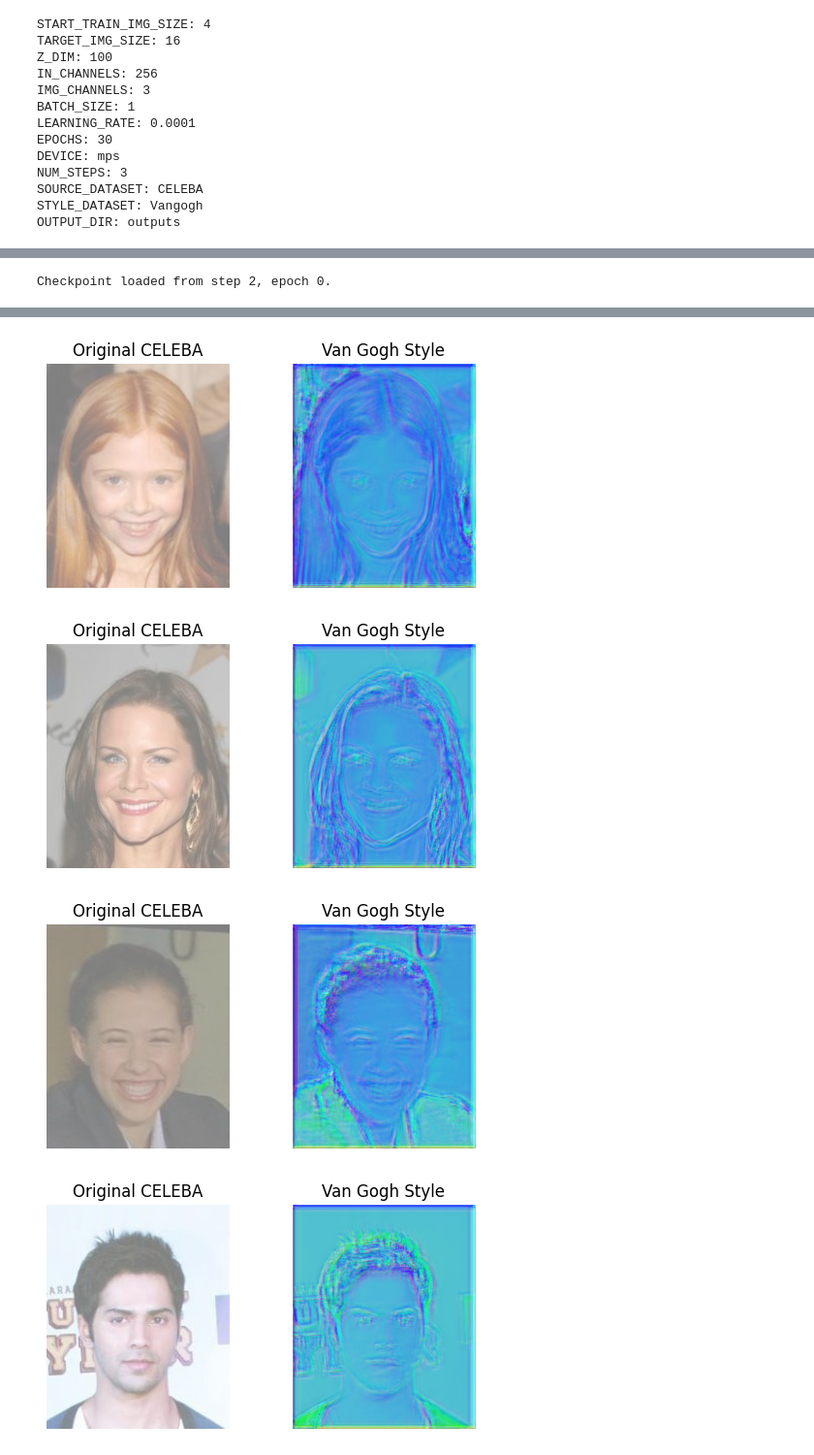
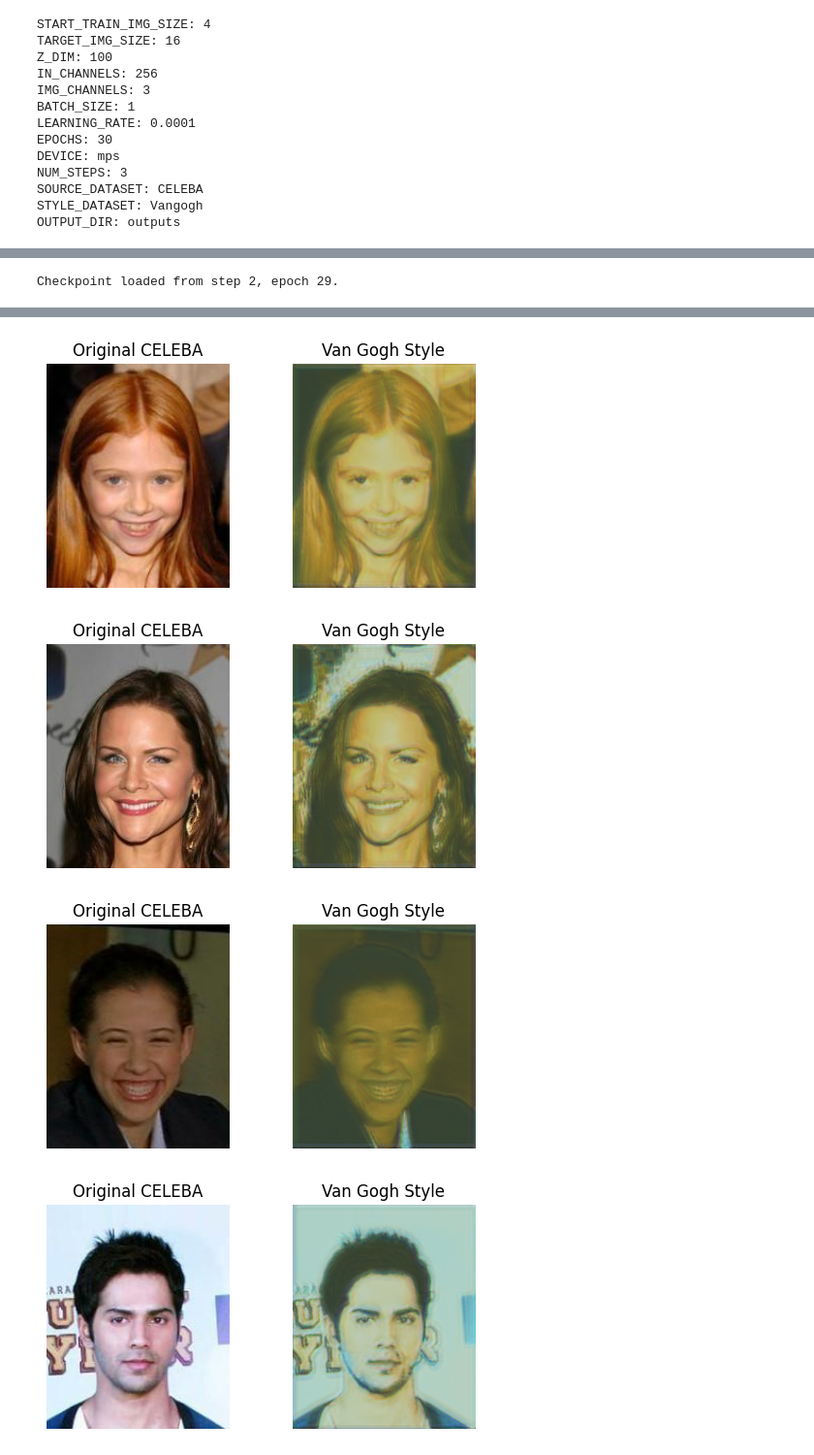
Before and after one commit to dhavalpotdar/progressive_cycle_gan, a Jupyter notebook: celeba to vangogh.ipynb, the cells around one changed output, grey strips where cells are left out. Shown at 97% size. Cells and saved outputs as stored; diff of their text form; code cells hidden in the pictures.

```diff
--- a/celeba to vangogh.ipynb
+++ b/celeba to vangogh.ipynb
@@ -30,15 +38,15 @@ Checkpoint saved at step 2, epoch 0.
 from generator import GeneratorCycleGAN
 from utils import load_genA2B
 
-gen_A2B = GeneratorCycleGAN(in_channels=256, img_channels=3).to("mps")
+gen_A2B_loaded = GeneratorCycleGAN(in_channels=256, img_channels=3).to("mps")
 generator = load_genA2B(
-    "outputs/CELEBA to Vangogh 2024-12-07 02-14-13/checkpoint_step_2_epoch_0.pth",
-    gen_A2B,
+    "outputs/CELEBA to Vangogh 2024-12-07 03-11-50/checkpoint_step_2_epoch_29.pth",
+    gen_A2B_loaded,
 )
 # %% [output]
-Checkpoint loaded from step 2, epoch 0.
+Checkpoint loaded from step 2, epoch 29.
 # %%
 from testloaders import test_on_celeba, test_on_cifar10
 
-test_on_celeba(gen_A2B, 3)
+test_on_celeba(generator, 3)
 # %% [output]
@@ -47,4 +55,4 @@ test_on_celeba(gen_A2B, 3)
-[figure, old version]
+[figure, new version]
-[figure, old version]
+[figure, new version]
-[figure, old version]
+[figure, new version]
-[figure, old version]
+[figure, new version]
```
Also changed, not shown: parts of 2 cells of this notebook, 1 other file.
